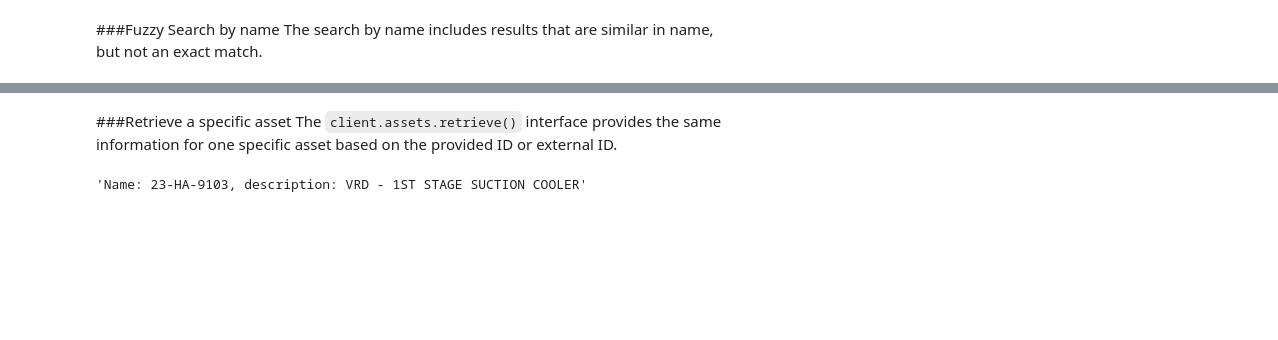
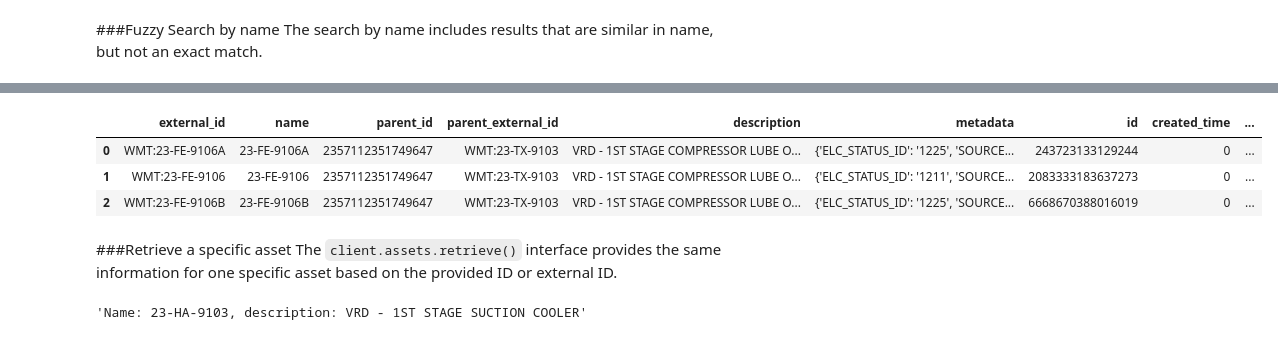
Before and after one commit to StephenJanesRadix/CogniteSDK, a Jupyter notebook: Introduction_to_Cognite_Python_SDK.ipynb, the cells around one changed output, grey strips where cells are left out. Drawn from its saved outputs; the diff is of its cells as text; code cells hidden in the pictures; blank space fills up the shorter version.

```diff
--- a/Introduction_to_Cognite_Python_SDK.ipynb
+++ b/Introduction_to_Cognite_Python_SDK.ipynb
@@ -85,6 +85,15 @@ assets[:3]
 | 0 | WMT:23-HA-9103 | 23-HA-9103 | 2513266419866445 | WMT:23-XX-9105 | VRD - 1ST STAGE SUCTION COOLER | {'ELC_STATUS_ID': '1211', 'RES_ID... | 2861239574637735 | 0 | ... |
 | 1 | WMT:23-CB-9103A | 23-CB-9103A | 2137557577165478 | WMT:23-1ST STAGE COMP LUBE OIL SY... | VRD - 1ST STAGE COMPRESSOR LUBE O... | {'ELC_STATUS_ID': '1211', 'RES_ID... | 8790823573167638 | 0 | ... |
 | 2 | WMT:23-CB-9103B | 23-CB-9103B | 2137557577165478 | WMT:23-1ST STAGE COMP LUBE OIL SY... | VRD - 1ST STAGE COMPRESSOR LUBE O... | {'ELC_STATUS_ID': '1211', 'RES_ID... | 379497117972793 | 0 | ... |
+# %%
+asset_name = "23-FE-9106A"
+assets = client.assets.search(name=asset_name)
+assets[:3]
+# %% [output]
+|  | external_id | name | parent_id | parent_external_id | description | metadata | id | created_time | ... |
+| 0 | WMT:23-FE-9106A | 23-FE-9106A | 2357112351749647 | WMT:23-TX-9103 | VRD - 1ST STAGE COMPRESSOR LUBE O... | {'ELC_STATUS_ID': '1225', 'SOURCE... | 243723133129244 | 0 | ... |
+| 1 | WMT:23-FE-9106 | 23-FE-9106 | 2357112351749647 | WMT:23-TX-9103 | VRD - 1ST STAGE COMPRESSOR LUBE O... | {'ELC_STATUS_ID': '1211', 'SOURCE... | 2083333183637273 | 0 | ... |
+| 2 | WMT:23-FE-9106B | 23-FE-9106B | 2357112351749647 | WMT:23-TX-9103 | VRD - 1ST STAGE COMPRESSOR LUBE O... | {'ELC_STATUS_ID': '1225', 'SOURCE... | 6668670388016019 | 0 | ... |
 # %% [markdown]
 ###Retrieve a specific asset
 The `client.assets.retrieve()` interface provides the same information for one specific asset based on the provided ID or external ID.
```
Also changed, not shown: parts of 28 cells of this notebook.
